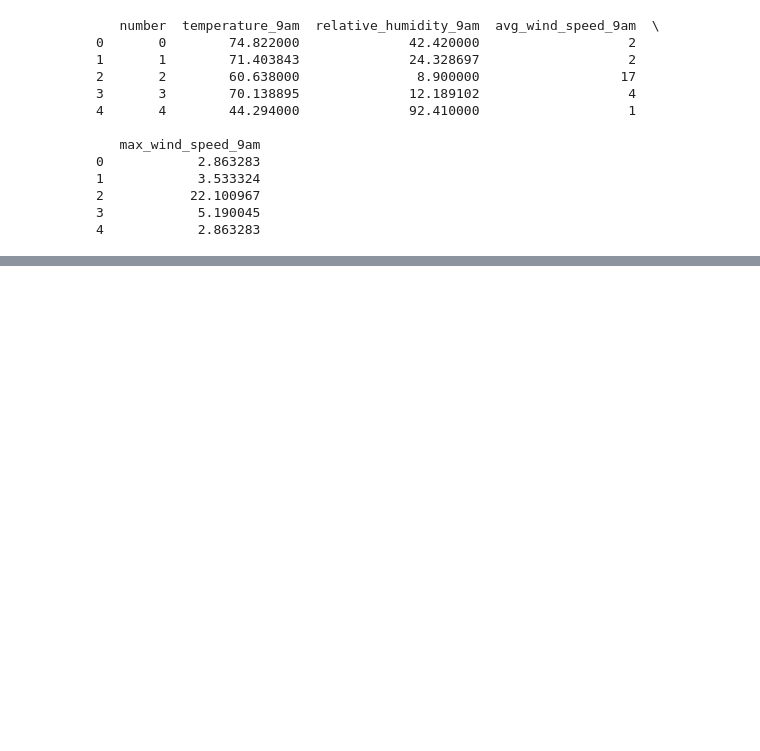
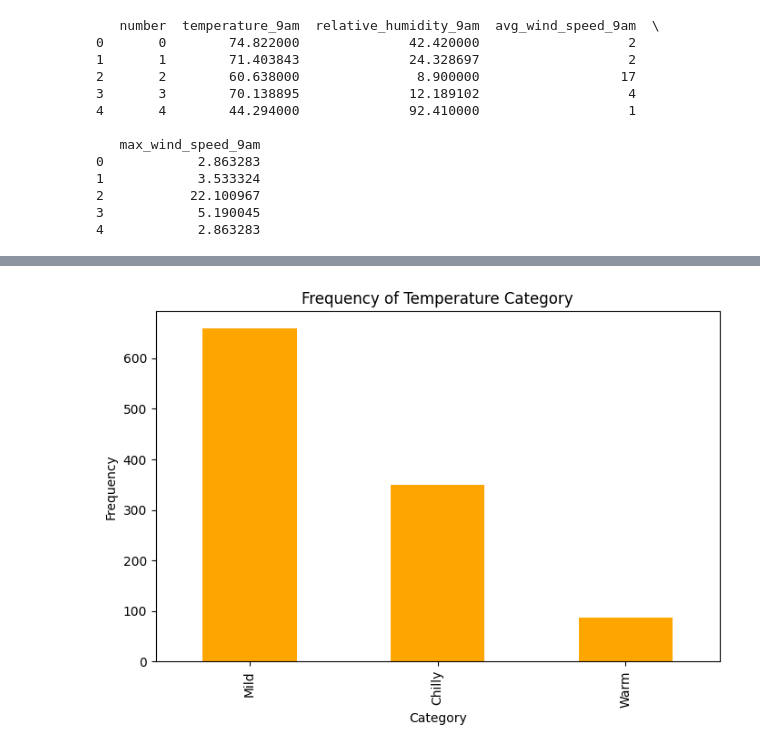
Before and after one commit to sadiyabhokare/AIS_Sadiya, a Jupyter notebook: Project/Daily_weather.ipynb, the cells around one changed output, grey strips where cells are left out. Saved outputs shown, nothing was run; the diff lists cells and outputs as text; code cells hidden in the pictures; blank space fills up the shorter version.

```diff
--- a/Project/Daily_weather.ipynb
+++ b/Project/Daily_weather.ipynb
@@ -359,0 +369,10 @@ print(merged_df.head())
+# %%
+# 12. Plot a bar chart for the frequency of categories in a column.
+plt.figure(figsize=(8,5))
+df1['temp_category'].value_counts().plot(kind='bar', color='orange')
+plt.title('Frequency of Temperature Category')
+plt.xlabel('Category')
+plt.ylabel('Frequency')
+plt.show()
+# %% [output]
+[figure, added]
```
Also changed, not shown: parts of 9 cells of this notebook.
